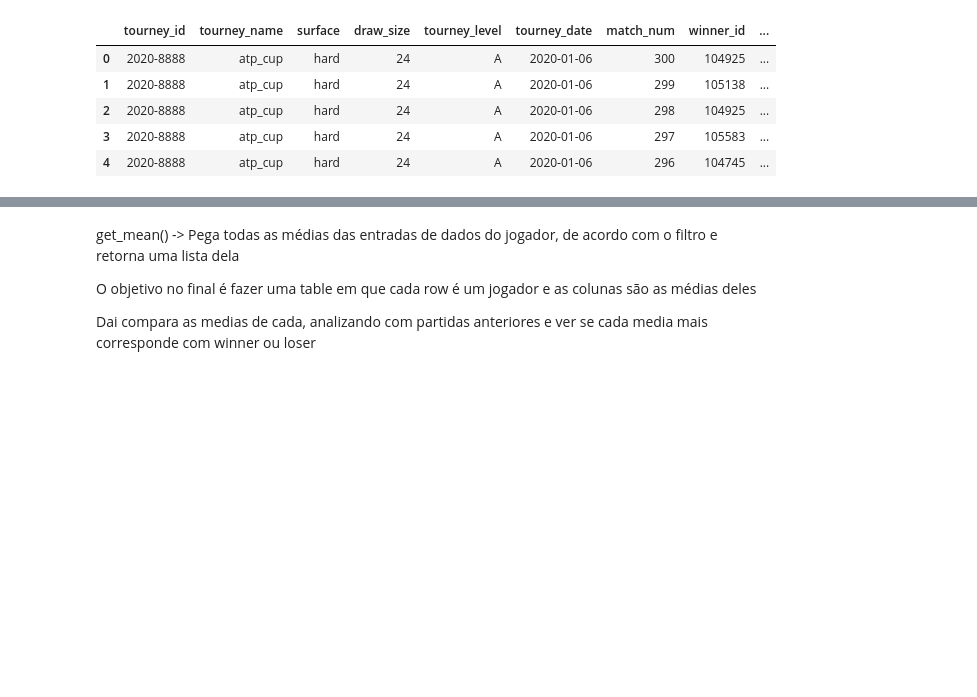
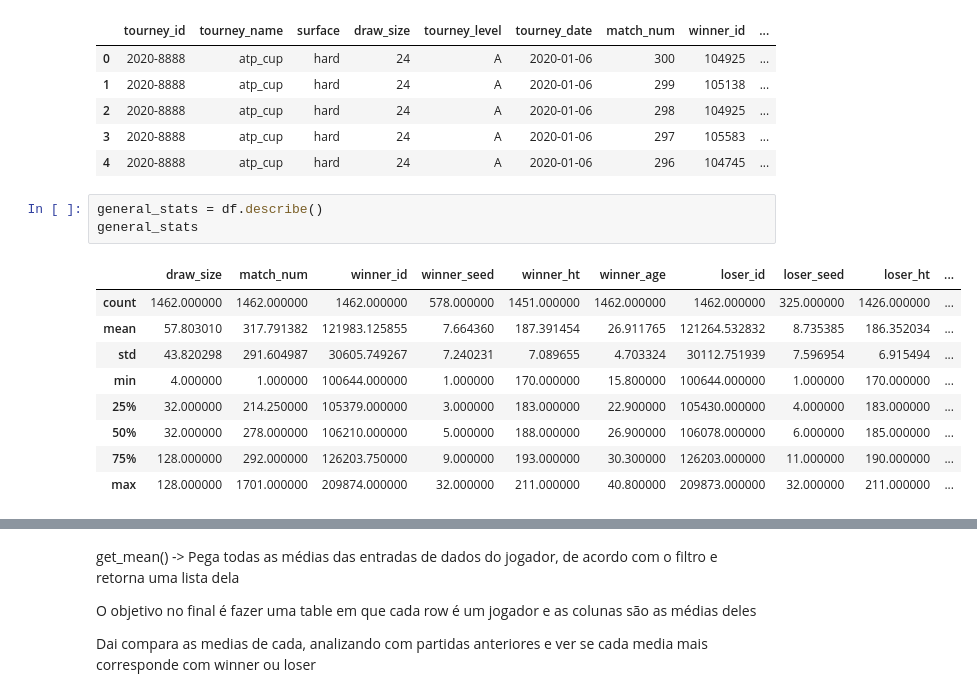
Before and after one commit to RuanGallio/TennisAnalysis, a Jupyter notebook: main.ipynb, the cells around one changed output, grey strips where cells are left out. Saved outputs shown, nothing was run; the diff lists cells and outputs as text; blank space fills up the shorter version.

```diff
--- a/main.ipynb
+++ b/main.ipynb
@@ -24,6 +24,19 @@ df.head(5)
 | 2 | 2020-8888 | atp_cup | hard | 24 | A | 2020-01-06 | 298 | 104925 | ... |
 | 3 | 2020-8888 | atp_cup | hard | 24 | A | 2020-01-06 | 297 | 105583 | ... |
 | 4 | 2020-8888 | atp_cup | hard | 24 | A | 2020-01-06 | 296 | 104745 | ... |
+# %%
+general_stats = df.describe()
+general_stats
+# %% [output]
+|  | draw_size | match_num | winner_id | winner_seed | winner_ht | winner_age | loser_id | loser_seed | loser_ht | ... |
+| count | 1462.000000 | 1462.000000 | 1462.000000 | 578.000000 | 1451.000000 | 1462.000000 | 1462.000000 | 325.000000 | 1426.000000 | ... |
+| mean | 57.803010 | 317.791382 | 121983.125855 | 7.664360 | 187.391454 | 26.911765 | 121264.532832 | 8.735385 | 186.352034 | ... |
+| std | 43.820298 | 291.604987 | 30605.749267 | 7.240231 | 7.089655 | 4.703324 | 30112.751939 | 7.596954 | 6.915494 | ... |
+| min | 4.000000 | 1.000000 | 100644.000000 | 1.000000 | 170.000000 | 15.800000 | 100644.000000 | 1.000000 | 170.000000 | ... |
+| 25% | 32.000000 | 214.250000 | 105379.000000 | 3.000000 | 183.000000 | 22.900000 | 105430.000000 | 4.000000 | 183.000000 | ... |
+| 50% | 32.000000 | 278.000000 | 106210.000000 | 5.000000 | 188.000000 | 26.900000 | 106078.000000 | 6.000000 | 185.000000 | ... |
+| 75% | 128.000000 | 292.000000 | 126203.750000 | 9.000000 | 193.000000 | 30.300000 | 126203.000000 | 11.000000 | 190.000000 | ... |
+| max | 128.000000 | 1701.000000 | 209874.000000 | 32.000000 | 211.000000 | 40.800000 | 209873.000000 | 32.000000 | 211.000000 | ... |
 # %%
 tourneyLevels = {
   0: ["A", "C", "G", "M", "F", "S", "D"],
```
Also changed, not shown: parts of 4 cells of this notebook.
